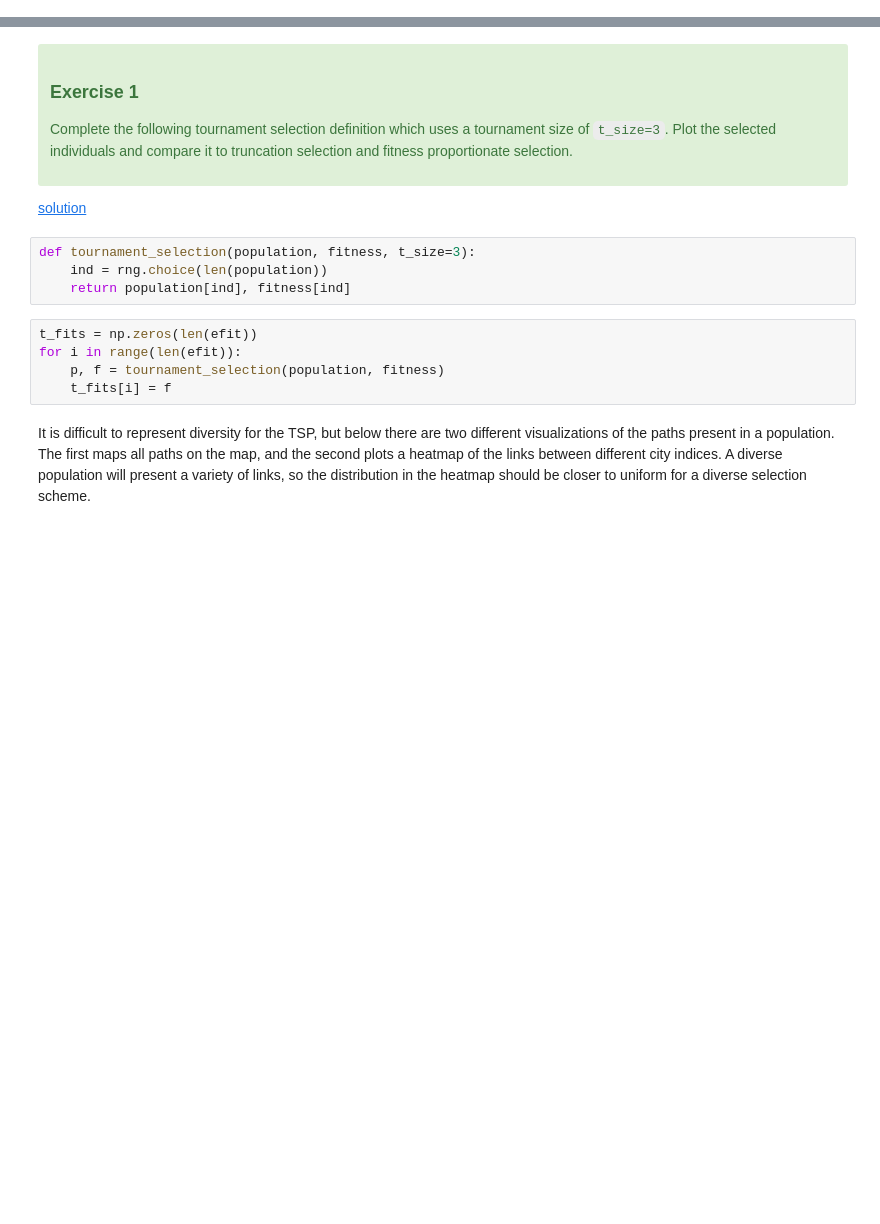
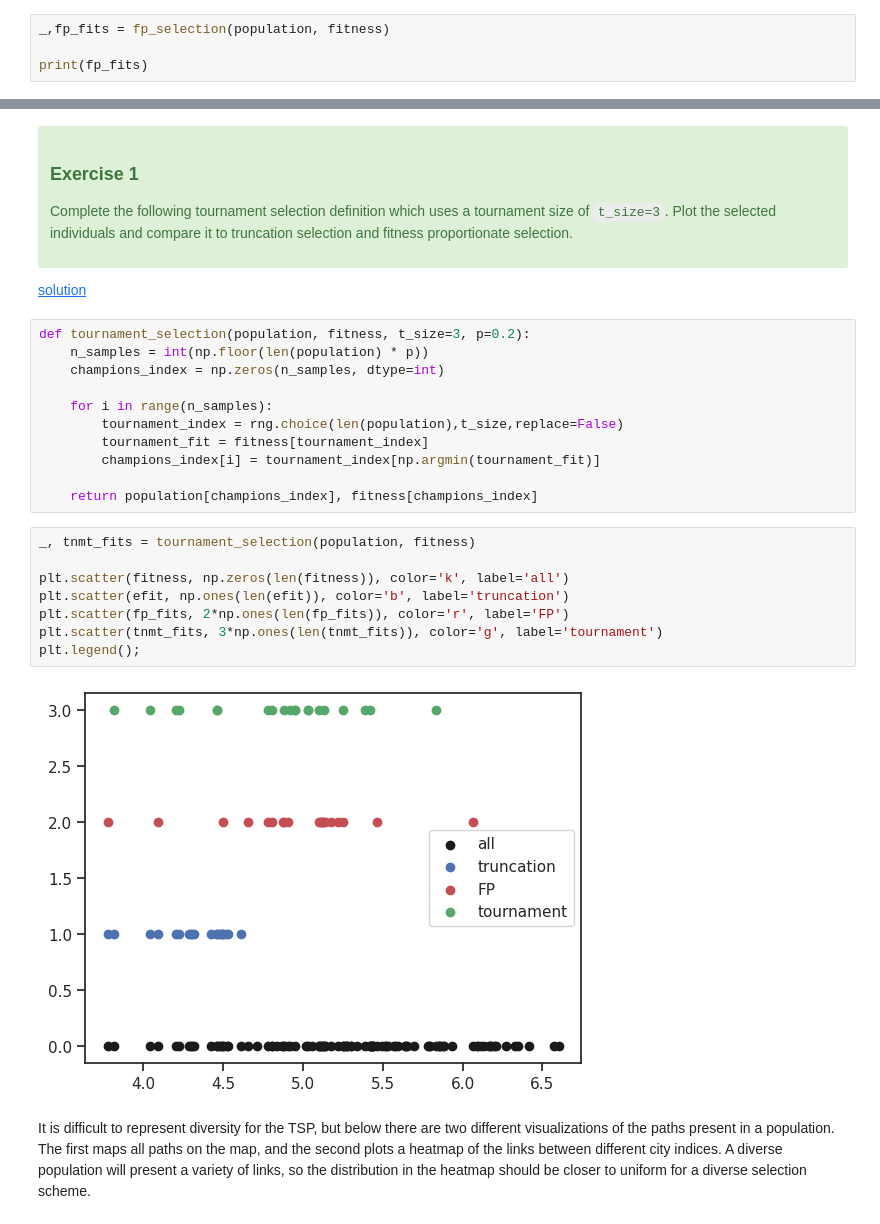
Before and after one commit to RaisingEntropy/evolutionary_computation, a Jupyter notebook: ga/genetic_algorithm.ipynb, the cells around one changed output, grey strips where cells are left out. Saved outputs shown, nothing was run; the diff lists cells and outputs as text; blank space fills up the shorter version.

```diff
--- a/ga/genetic_algorithm.ipynb
+++ b/ga/genetic_algorithm.ipynb
@@ -187,0 +186,4 @@ for i in range(len(efit)):
+# %%
+_,fp_fits = fp_selection(population, fitness)
+
+print(fp_fits)
@@ -204,15 +211,27 @@ Complete the following tournament selection definition which uses a tournament s
 </div>
 
 [solution](https://github.com/d9w/evolution/blob/master/ga/solutions/ex1.py)
-# %%
-def tournament_selection(population, fitness, t_size=3):
-    ind = rng.choice(len(population))
-    return population[ind], fitness[ind]
-# %%
-t_fits = np.zeros(len(efit))
-for i in range(len(efit)):
-    p, f = tournament_selection(population, fitness)
-    t_fits[i] = f
+# %%
+def tournament_selection(population, fitness, t_size=3, p=0.2):
+    n_samples = int(np.floor(len(population) * p))
+    champions_index = np.zeros(n_samples, dtype=int)
+
+    for i in range(n_samples):
+        tournament_index = rng.choice(len(population),t_size,replace=False)
+        tournament_fit = fitness[tournament_index]
+        champions_index[i] = tournament_index[np.argmin(tournament_fit)]
+
+    return population[champions_index], fitness[champions_index]
+# %%
+_, tnmt_fits = tournament_selection(population, fitness)
+
+plt.scatter(fitness, np.zeros(len(fitness)), color='k', label='all')
+plt.scatter(efit, np.ones(len(efit)), color='b', label='truncation')
+plt.scatter(fp_fits, 2*np.ones(len(fp_fits)), color='r', label='FP')
+plt.scatter(tnmt_fits, 3*np.ones(len(tnmt_fits)), color='g', label='tournament')
+plt.legend();
+# %% [output]
+[figure, added]
 # %% [markdown]
 It is difficult to represent diversity for the TSP, but below there are two different visualizations of the paths present in a population. The first maps all paths on the map, and the second plots a heatmap of the links between different city indices. A diverse population will present a variety of links, so the distribution in the heatmap should be closer to uniform for a diverse selection scheme.
 # %% [markdown]
```
Also changed, not shown: parts of 12 cells of this notebook.
